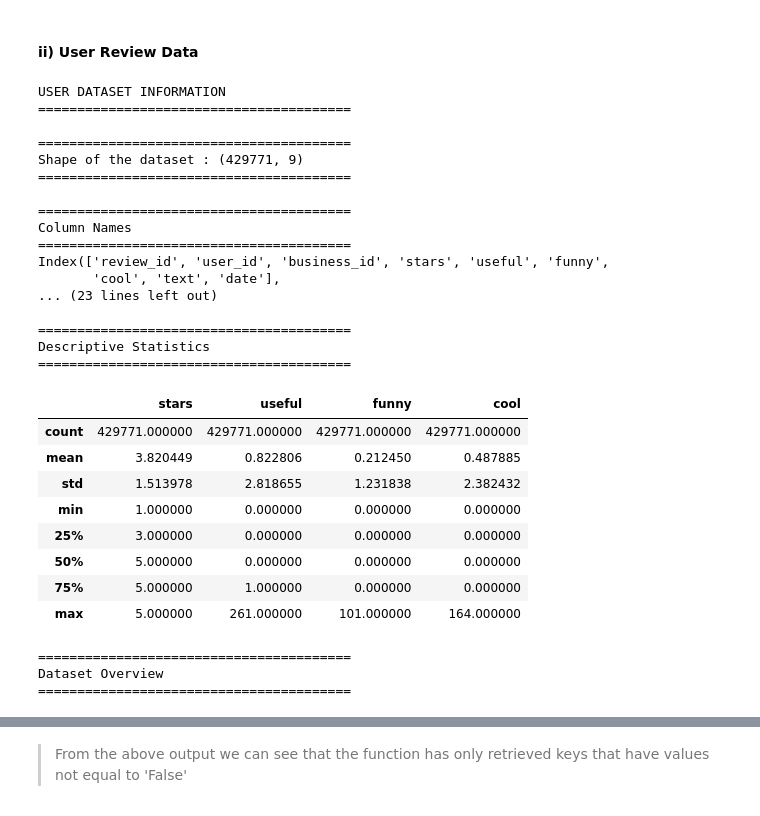
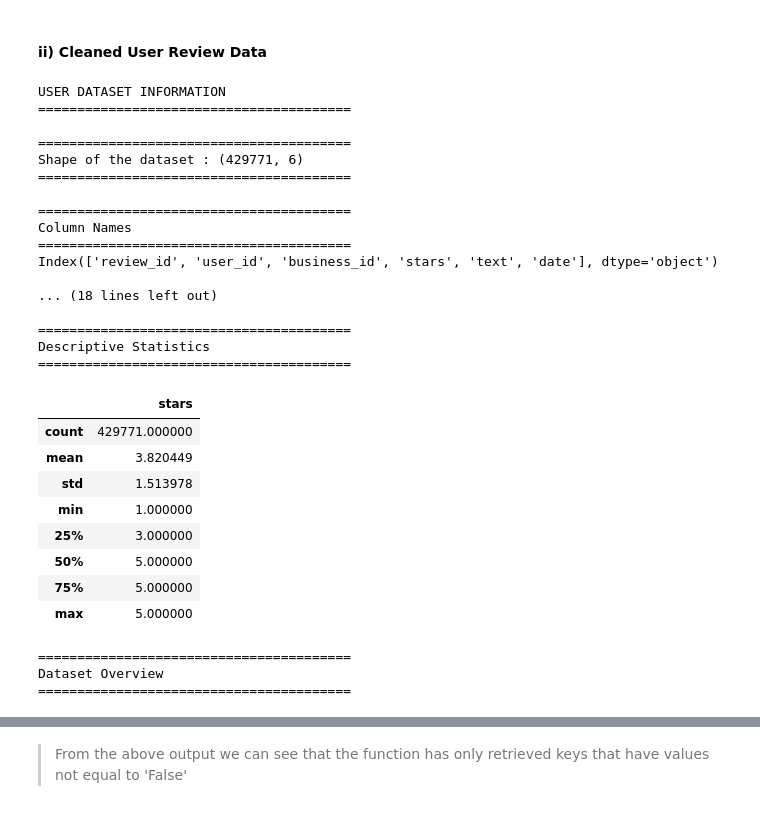
Before and after one commit to RonoHenry/Restaurant-Recommendation-System, a Jupyter notebook: Modelling.ipynb, the cells around one changed output, grey strips where cells are left out. Saved outputs shown, nothing was run; the diff lists cells and outputs as text; code cells hidden in the pictures.

```diff
--- a/Modelling.ipynb
+++ b/Modelling.ipynb
@@ -112,39 +94,39 @@ Dataset Overview
 # %% [markdown]
-#### ii) User Review Data
+#### ii) Cleaned User Review Data
 # %%
 # Loading the users csv file
-users_data= loader.read_data("data/users.csv")
+users_data= loader.read_data("data/cleaned_users_data.csv")
 
 # Summary information on the user review data
 print(f'\nUSER DATASET INFORMATION\n' + '=='*20 + '\n')
 summary.info(users_data)
 # %% [output]
 USER DATASET INFORMATION
 ========================================
 
 ========================================
-Shape of the dataset : (429771, 9)
+Shape of the dataset : (429771, 6)
 ========================================
 
 ========================================
 Column Names
 ========================================
-Index(['review_id', 'user_id', 'business_id', 'stars', 'useful', 'funny',
-       'cool', 'text', 'date'],
-... (23 lines left out)
+Index(['review_id', 'user_id', 'business_id', 'stars', 'text', 'date'], dtype='object')
+
+... (18 lines left out)
 
 ========================================
 Descriptive Statistics
 ========================================
-|  | stars | useful | funny | cool |
-| count | 429771.000000 | 429771.000000 | 429771.000000 | 429771.000000 |
-| mean | 3.820449 | 0.822806 | 0.212450 | 0.487885 |
-| std | 1.513978 | 2.818655 | 1.231838 | 2.382432 |
-| min | 1.000000 | 0.000000 | 0.000000 | 0.000000 |
-| 25% | 3.000000 | 0.000000 | 0.000000 | 0.000000 |
-| 50% | 5.000000 | 0.000000 | 0.000000 | 0.000000 |
-| 75% | 5.000000 | 1.000000 | 0.000000 | 0.000000 |
-| max | 5.000000 | 261.000000 | 101.000000 | 164.000000 |
+|  | stars |
+| count | 429771.000000 |
+| mean | 3.820449 |
+| std | 1.513978 |
+| min | 1.000000 |
+| 25% | 3.000000 |
+| 50% | 5.000000 |
+| 75% | 5.000000 |
+| max | 5.000000 |
 ========================================
 Dataset Overview
 ========================================
```
Also changed, not shown: parts of 25 cells of this notebook.
